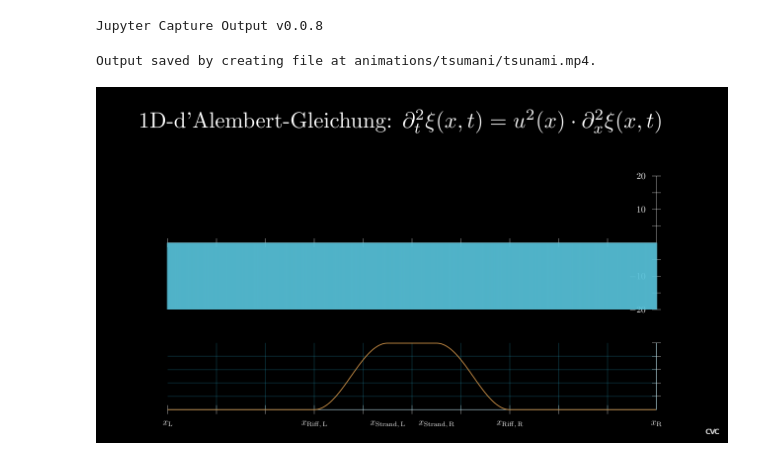
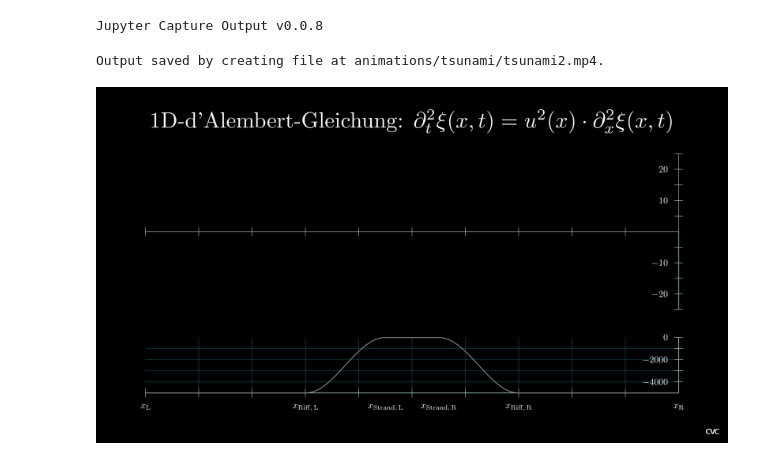
Before and after one commit to CVC97/Physics-Education-Animations, a Jupyter notebook: tsunami.ipynb, the cells around one changed output. Drawn from its saved outputs; the diff is of its cells as text; code cells hidden in the pictures.

Commit message:
Started Tsunami.

```diff
--- a/tsunami.ipynb
+++ b/tsunami.ipynb
@@ -44,14 +44,14 @@ def height_ocean(x):
 riff_x_plot = np.linspace(OCEAN_X_LEFT, OCEAN_X_RIGHT-1, 1000)
 riff_h_plot = np.array([5000 - height_ocean(riff_x_plot_i) for riff_x_plot_i in riff_x_plot])
 # %%
-%%capture_video --path "animations/tsumani/tsunami.mp4"
-%%manim -qm --fps 60 $video_scene
+%%capture_video --path "animations/tsunami/tsunami2.mp4"
+%%manim -qh --fps 60 $video_scene
 
 
 ### Datenerzeugung ###
 A26_Tsunami_data = np.loadtxt("external_data/A26_Tsunami_data.csv", delimiter = ",", skiprows = 0)
 
-x_ocean_array = A26_Tsunami_data[0,:] / 1000
+x_ocean_array = A26_Tsunami_data[0,:1] / 1000
 wave_iter_list = []
 
 # Erzeugung des Iter-Arrays
@@ -67,7 +67,7 @@ class tsunami_Scene(Scene):
 
 
         # Header
-        text_heat = Tex(r"1D-d'Alembert-Gleichung: $\partial_t^2\xi(x, t)=u^2(x)\cdot\partial_x^2\xi(x, t)$", font_size = 48).align_on_border(UP + LEFT, buff = 0.5).shift(0.5 * RIGHT)
+        text_heat = Tex(r"1D-d'Alembert-Gleichung: $\partial_t^2\xi(x, t)=u^2(x)\cdot\partial_x^2\xi(x, t)$", font_size = 48).align_on_border(UP + LEFT, buff = 0.5).shift(0.75 * RIGHT)
         self.add(text_heat)
 
 
@@ -75,50 +75,69 @@ class tsunami_Scene(Scene):
         x_riff_range = [OCEAN_X_LEFT, OCEAN_X_RIGHT, 100]
         y_riff_range = [0, OCEAN_HEIGHT, 1000]
 
-        x_riff_length = 11
-        y_riff_length = 1.5
+        x_riff_length = 12
+        y_riff_length = 1.25
 
         x_riff_dict = dict(zip(
             [OCEAN_X_LEFT, OCEAN_X_RIFF_LEFT, OCEAN_X_BEACH_LEFT, OCEAN_X_BEACH_RIGHT, OCEAN_X_RIFF_RIGHT, OCEAN_X_RIGHT],
             [r"$x_\mathrm{L}$", r"$x_\mathrm{Riff,\,L}$", r"$x_\mathrm{Strand,\,L}$", r"$x_\mathrm{Strand,\,R}$", r"$x_\mathrm{Riff,\,R}$", r"$x_\mathrm{R}$"]))
+        y_riff_dict = dict(zip([5000, 3000, 1000], [0, -2000, -4000]))
         npla_riff = NumberPlane(
             x_range = x_riff_range, y_range = y_riff_range, x_length = x_riff_length, y_length = y_riff_length,
-            axis_config = {"include_numbers": False, "stroke_opacity": 0.25}, background_line_style = {"stroke_opacity": 0.25}, ).shift(2.5 * DOWN)
+            axis_config = {"include_numbers": False, "stroke_opacity": 0.25}, background_line_style = {"stroke_opacity": 0.25}, ).shift(2.25 * DOWN)
         ax_riff = Axes(
             x_range = x_riff_range, y_range = y_riff_range, x_length = x_riff_length, y_length = y_riff_length,
-            axis_config = {"stroke_width": 1, "stroke_opacity": 0.75}, tips = False).add_coordinates(x_riff_dict, font_size = 20).shift(2.5 * DOWN)
-        line_graph_riff = ax_riff.plot_line_graph(x_values = riff_x_plot, y_values = riff_h_plot, line_color = GOLD_E, add_vertex_dots = False, stroke_width = 2)
+            axis_config = {"stroke_width": 1, "stroke_opacity": 0.75}, tips = False).add_coordinates(x_riff_dict, y_riff_dict, font_size = 20).shift(2.25 * DOWN)
+        line_graph_riff = ax_riff.plot_line_graph(x_values = riff_x_plot, y_values = riff_h_plot, line_color = GREY, add_vertex_dots = False, stroke_width = 2)
 
         riff_coordinate_system = VGroup(ax_riff, npla_riff, line_graph_riff)
         self.add(riff_coordinate_system)
 
 
         # Wave: Coordinate System
         x_wave_range = [OCEAN_X_LEFT, OCEAN_X_RIGHT, 100]
-        y_wave_range = [-20, 20, 5]
+        y_wave_range = [-25, 25, 5]
 
-        x_wave_length = 11
-        y_wave_length = 3
+        x_wave_length = 12
+        y_wave_length = 3.5
 
         y_wave_dict = dict(zip([-20, -10, 10, 20], [-20, -10, 10, 20]))
         ax_wave = Axes(
             x_range = x_wave_range, y_range = y_wave_range, x_length = x_wave_length, y_length = y_wave_length,
-            axis_config = {"stroke_width": 1, "stroke_opacity": 0.75}, tips = False).add_coordinates([], y_wave_dict, font_size = 20).shift(0.5 * UP)
+            axis_config = {"stroke_width": 1, "stroke_opacity": 0.75}, tips = False).add_coordinates([], y_wave_dict, font_size = 20).shift(0.75 * UP)
 
         wave_coordinate_system = VGroup(ax_wave)
         self.add(wave_coordinate_system)
 
 
         # Wave
         wave_line_list = []
         for i, wave_iter in enumerate(wave_iter_list):
 
             x_wave = x_ocean_array[i]
             y_wave = next(wave_iter)
 
-            wave_line = Line(start = ax_wave.c2p(x_wave, y_wave, 0), end = ax_wave.c2p(x_wave, -20, 0), color = BLUE, stroke_opacity = 0.5)
+            wave_line = Line(start = ax_wave.c2p(x_wave, y_wave, 0), end = ax_wave.c2p(x_wave, -25, 0), color = BLUE, stroke_opacity = 0.2)
             wave_line_list.append(wave_line)
             self.add(wave_line_list[i])
+
+
+        # # Wave-Updater
+        # def wave_updater(wave):
+        #     for i, wave_iter in enumerate(wave_iter_list):
+
+        #         x_wave = x_ocean_array[i]
+        #         y_wave = next(wave_iter)
+
+        #         wave_line = Line(start = ax_wave.c2p(x_wave, y_wave, 0), end = ax_wave.c2p(x_wave, -25, 0), color = BLUE, stroke_opacity = 0.2)
+        #         wave_line_list[i].become(wave_line)
+
+
+        # # Adding Dynamic
+        # time = ValueTracker(0)
+        # ax_wave.add_updater(wave_updater)
+        # self.wait(0.5)
+        # self.play(time.animate.set_value(1), rate_func = linear, run_time = 29.5)
 # %% [output]
-Output saved by creating file at animations/tsumani/tsunami.mp4.
+Output saved by creating file at animations/tsunami/tsunami2.mp4.
-[figure, old version]
+[figure, new version]
```
